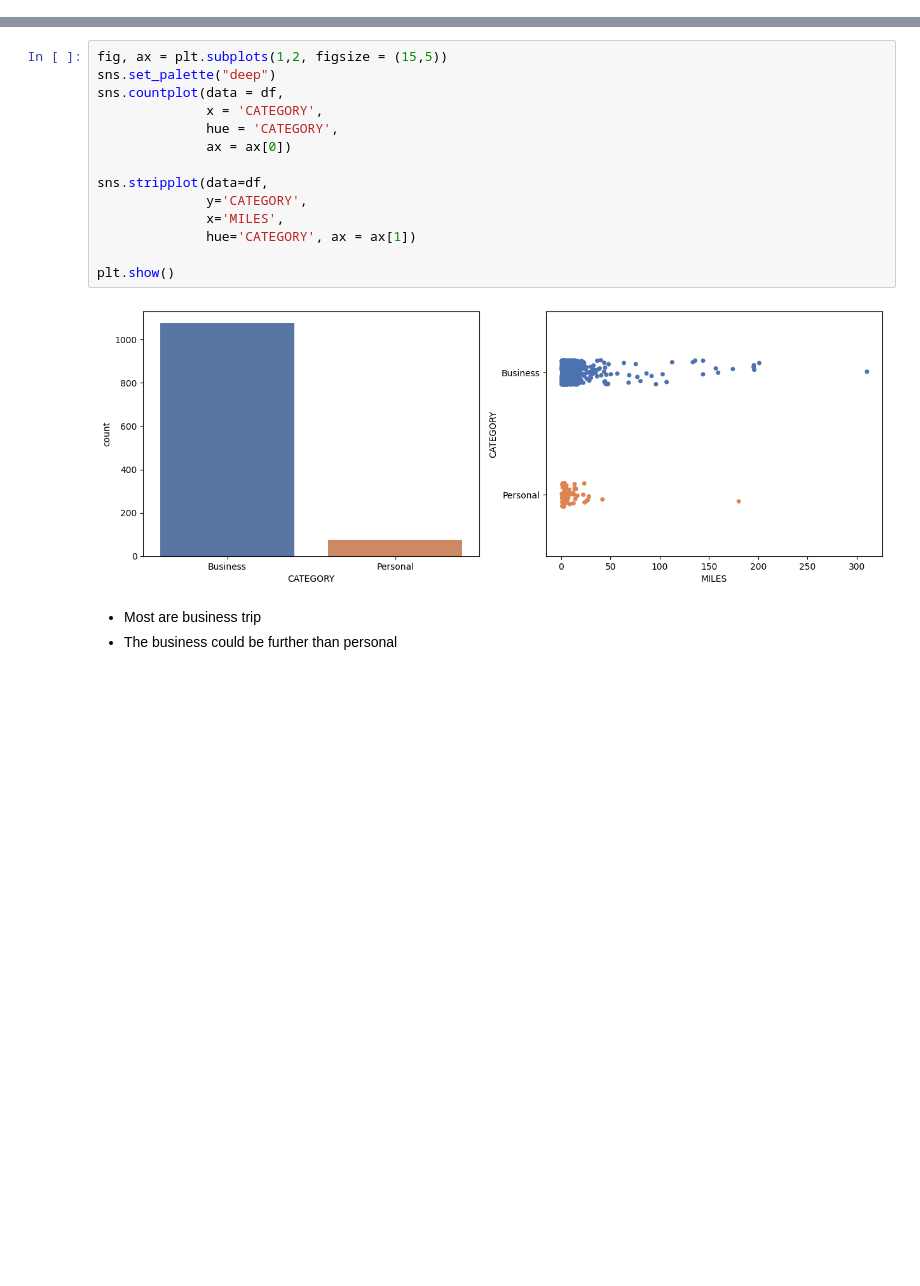
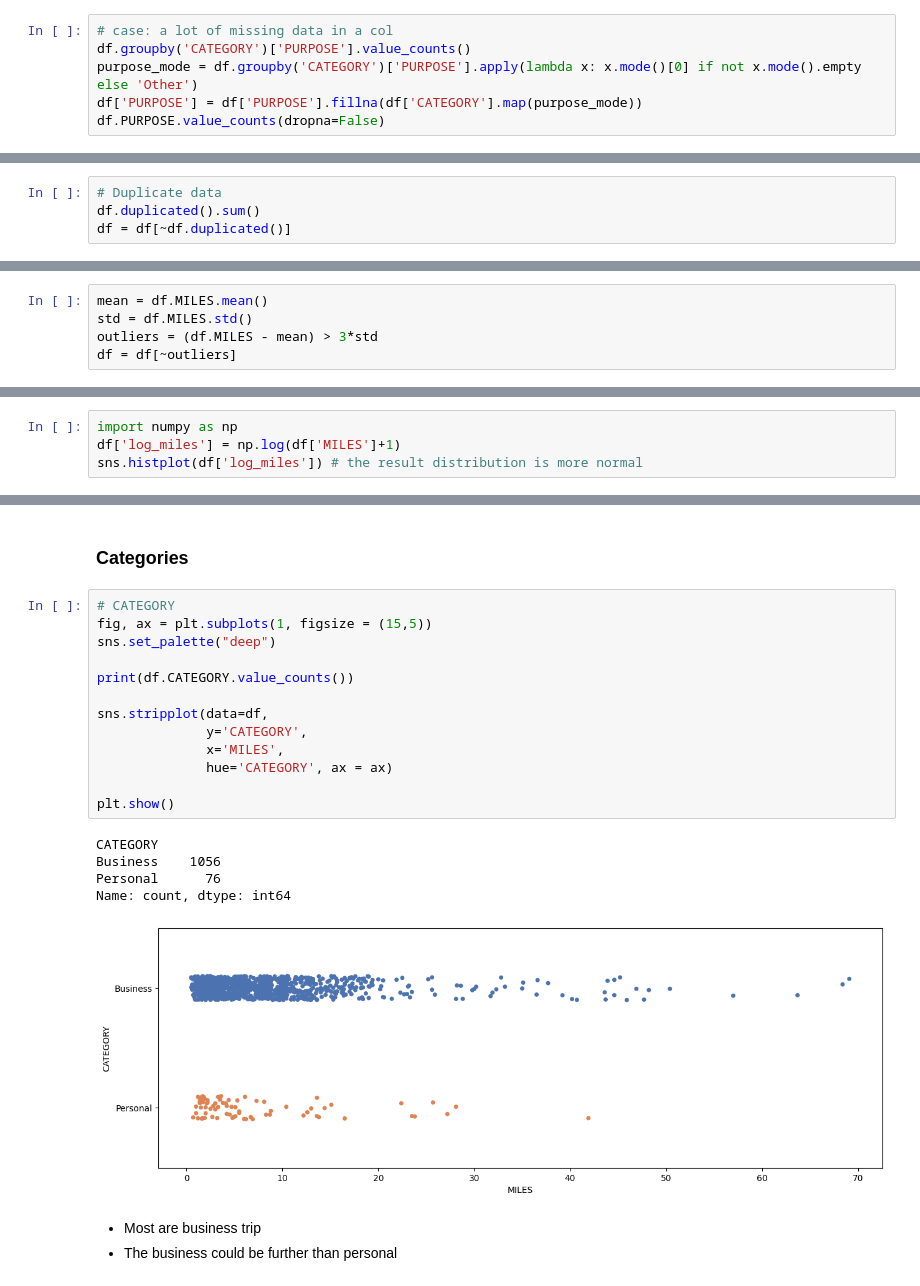
Before and after one commit to tqv24/ds-uber_analysis, a Jupyter notebook: train.ipynb, the cells around one changed output, grey strips where cells are left out. Saved outputs shown, nothing was run; the diff lists cells and outputs as text; blank space fills up the shorter version.

```diff
--- a/train.ipynb
+++ b/train.ipynb
@@ -91,0 +78,6 @@ print(unique)
+# %%
+# case: a lot of missing data in a col
+df.groupby('CATEGORY')['PURPOSE'].value_counts()
+purpose_mode = df.groupby('CATEGORY')['PURPOSE'].apply(lambda x: x.mode()[0] if not x.mode().empty else 'Other')
+df['PURPOSE'] = df['PURPOSE'].fillna(df['CATEGORY'].map(purpose_mode))
+df.PURPOSE.value_counts(dropna=False)
@@ -91,0 +97,4 @@ print(unique)
+# %%
+# Duplicate data
+df.duplicated().sum()
+df = df[~df.duplicated()]
@@ -91,0 +114,5 @@ print(unique)
+# %%
+mean = df.MILES.mean()
+std = df.MILES.std()
+outliers = (df.MILES - mean) > 3*std
+df = df[~outliers]
@@ -97,0 +145,4 @@ plt.show()
+# %%
+import numpy as np
+df['log_miles'] = np.log(df['MILES']+1)
+sns.histplot(df['log_miles']) # the result distribution is more normal
@@ -98,19 +152,24 @@ plt.show()
+# %% [markdown]
+### Categories
 # %%
-fig, ax = plt.subplots(1,2, figsize = (15,5))
+# CATEGORY
+fig, ax = plt.subplots(1, figsize = (15,5))
 sns.set_palette("deep")
-sns.countplot(data = df,
-              x = 'CATEGORY',
-              hue = 'CATEGORY',
-              ax = ax[0])
+
+print(df.CATEGORY.value_counts())
 
 sns.stripplot(data=df,
               y='CATEGORY',
               x='MILES',
-              hue='CATEGORY', ax = ax[1])
+              hue='CATEGORY', ax = ax)
 
 plt.show()
 # %% [output]
+CATEGORY
+Business    1056
+Personal      76
+Name: count, dtype: int64
-[figure, old version]
+[figure, new version]
 # %% [markdown]
 - Most are business trip
 - The business could be further than personal
```
Also changed, not shown: parts of 44 cells of this notebook.
